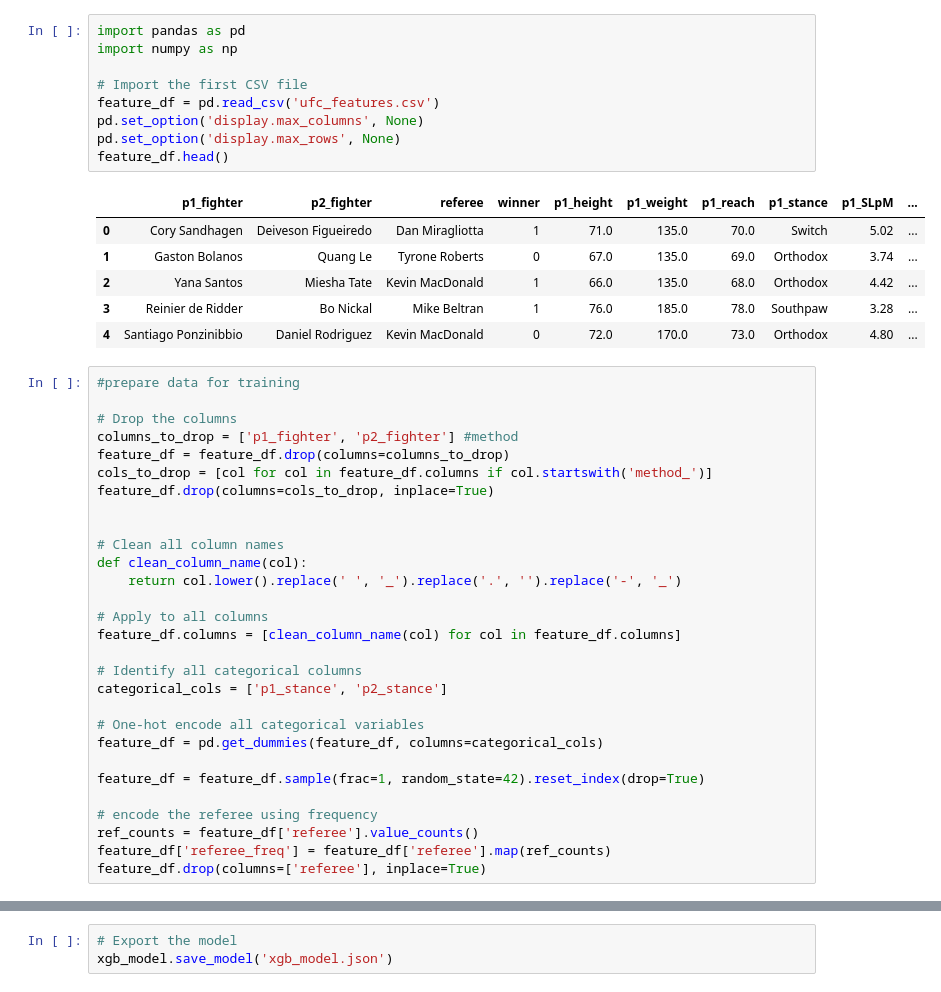
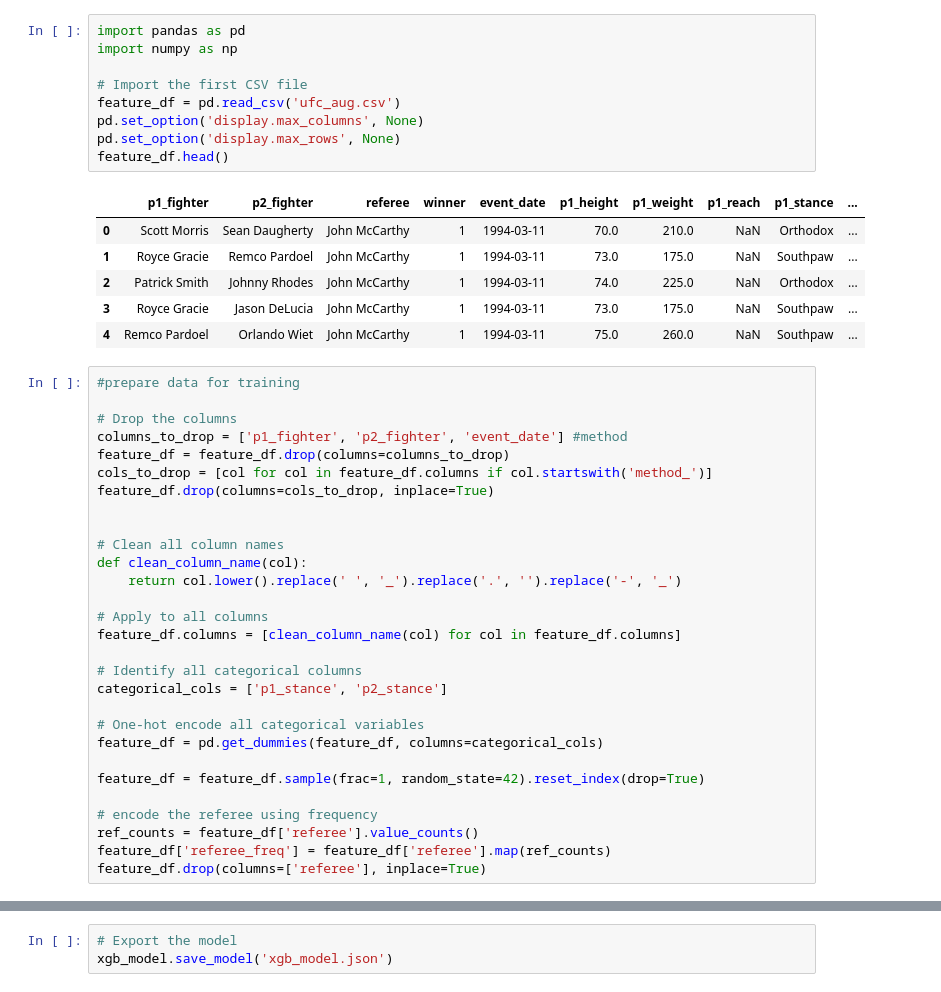
Before and after one commit to ndhaliwal59/ufcPredictor, a Jupyter notebook: trainingFeatures.ipynb, the cells around one changed output, grey strips where cells are left out. Drawn from its saved outputs; the diff is of its cells as text.

```diff
--- a/trainingFeatures.ipynb
+++ b/trainingFeatures.ipynb
@@ -1,24 +1,24 @@
 # %%
 import pandas as pd
 import numpy as np
 
 # Import the first CSV file
-feature_df = pd.read_csv('ufc_features.csv')
+feature_df = pd.read_csv('ufc_aug.csv')
 pd.set_option('display.max_columns', None)
 pd.set_option('display.max_rows', None)
 feature_df.head()
 # %% [output]
-|  | p1_fighter | p2_fighter | referee | winner | p1_height | p1_weight | p1_reach | p1_stance | p1_SLpM | ... |
-| 0 | Cory Sandhagen | Deiveson Figueiredo | Dan Miragliotta | 1 | 71.0 | 135.0 | 70.0 | Switch | 5.02 | ... |
-| 1 | Gaston Bolanos | Quang Le | Tyrone Roberts | 0 | 67.0 | 135.0 | 69.0 | Orthodox | 3.74 | ... |
-| 2 | Yana Santos | Miesha Tate | Kevin MacDonald | 1 | 66.0 | 135.0 | 68.0 | Orthodox | 4.42 | ... |
-| 3 | Reinier de Ridder | Bo Nickal | Mike Beltran | 1 | 76.0 | 185.0 | 78.0 | Southpaw | 3.28 | ... |
-| 4 | Santiago Ponzinibbio | Daniel Rodriguez | Kevin MacDonald | 0 | 72.0 | 170.0 | 73.0 | Orthodox | 4.80 | ... |
+|  | p1_fighter | p2_fighter | referee | winner | event_date | p1_height | p1_weight | p1_reach | p1_stance | ... |
+| 0 | Scott Morris | Sean Daugherty | John McCarthy | 1 | 1994-03-11 | 70.0 | 210.0 | NaN | Orthodox | ... |
+| 1 | Royce Gracie | Remco Pardoel | John McCarthy | 1 | 1994-03-11 | 73.0 | 175.0 | NaN | Southpaw | ... |
+| 2 | Patrick Smith | Johnny Rhodes | John McCarthy | 1 | 1994-03-11 | 74.0 | 225.0 | NaN | Orthodox | ... |
+| 3 | Royce Gracie | Jason DeLucia | John McCarthy | 1 | 1994-03-11 | 73.0 | 175.0 | NaN | Southpaw | ... |
+| 4 | Remco Pardoel | Orlando Wiet | John McCarthy | 1 | 1994-03-11 | 75.0 | 260.0 | NaN | Southpaw | ... |
 # %%
 #prepare data for training
 
 # Drop the columns
-columns_to_drop = ['p1_fighter', 'p2_fighter'] #method
+columns_to_drop = ['p1_fighter', 'p2_fighter', 'event_date'] #method
 feature_df = feature_df.drop(columns=columns_to_drop)
 cols_to_drop = [col for col in feature_df.columns if col.startswith('method_')]
 feature_df.drop(columns=cols_to_drop, inplace=True)
```
Also changed, not shown: parts of 1 cell of this notebook, 19 other files.
